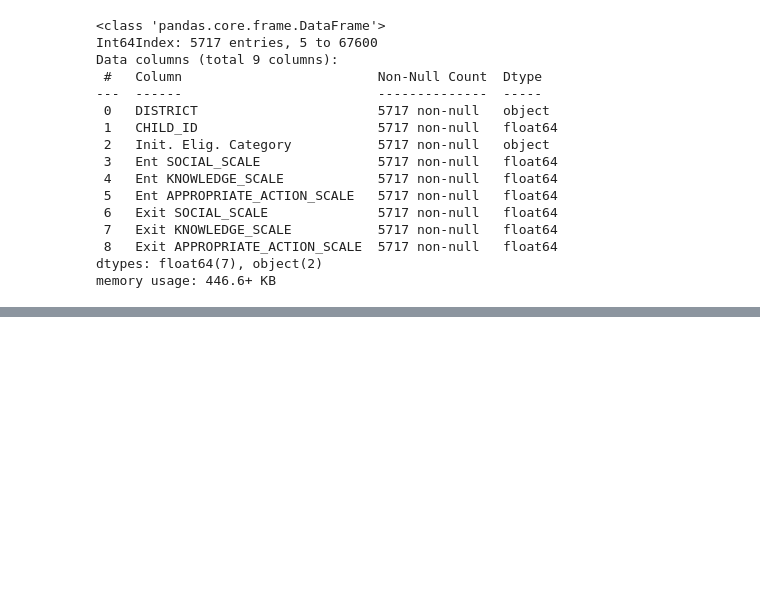
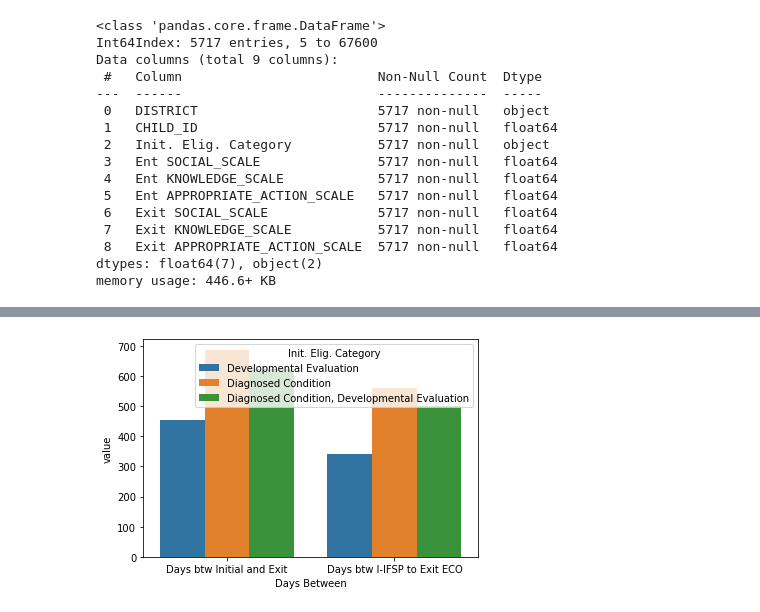
Before and after one commit to NSS-Data-Analytics-Cohort-7/didd-newbalancesonthebloc, a Jupyter notebook: Notebook/DIDD_partner_project.ipynb, the cells around one changed output, grey strips where cells are left out. Cells and saved outputs as stored; diff of their text form; code cells hidden in the pictures; blank space fills up the shorter version.

Commit message:
bar chart

```diff
--- a/Notebook/DIDD_partner_project.ipynb
+++ b/Notebook/DIDD_partner_project.ipynb
@@ -232,0 +375,3 @@ TypeError: unsupported operand type(s) for -: 'str' and 'str'
+# %%
+eco_21_22_data = pd.merge(eco_essential_plus, elig_essential, how='outer', on='CHILD_ID')
+eco_21_22_data.info()
@@ -232,0 +396,4 @@ TypeError: unsupported operand type(s) for -: 'str' and 'str'
+# %%
+eco_21_22_data = eco_21_22_data.loc[(eco_21_22_data['Days btw I-IFSP to Exit ECO'] >= 0)]
+eco_21_22_data = eco_21_22_data.loc[(eco_21_22_data['Days btw Initial and Exit'] >= 183)]
+eco_21_22_data.info()
@@ -232,0 +418,3 @@ TypeError: unsupported operand type(s) for -: 'str' and 'str'
+# %%
+eco_21_22_time_avg = eco_21_22_data.groupby('Init. Elig. Category', as_index=False)['Days btw Initial and Exit', 'Days btw I-IFSP to Exit ECO'].mean()
+eco_21_22_time_avg
@@ -232,0 +426,3 @@ TypeError: unsupported operand type(s) for -: 'str' and 'str'
+# %%
+avg_tidy = eco_21_22_time_avg.melt(id_vars='Init. Elig. Category', var_name = 'Days Between')
+avg_tidy
@@ -232,0 +437,4 @@ TypeError: unsupported operand type(s) for -: 'str' and 'str'
+# %%
+ax = sns.barplot(x='Days Between', y='value', hue='Init. Elig. Category', data=avg_tidy)
+# %% [output]
+[figure, added]
```
Also changed, not shown: parts of 24 cells of this notebook.
